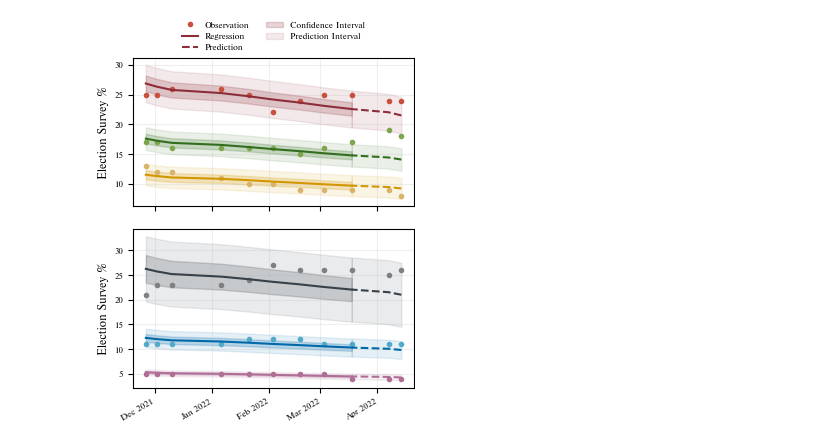
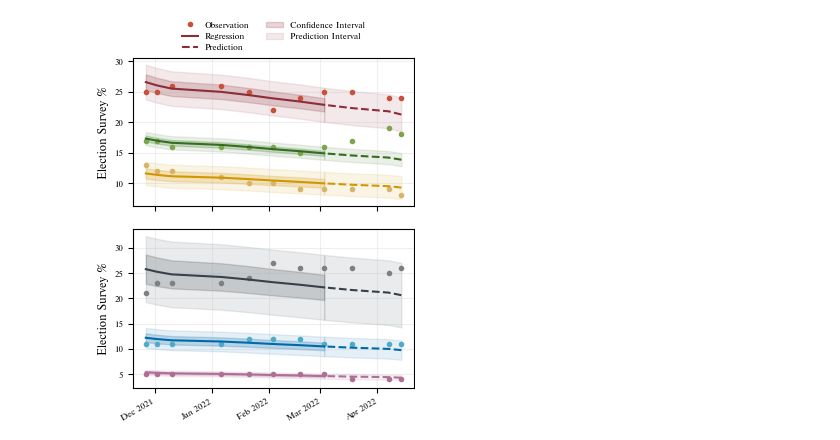
Before and after one commit to schokoblume/Data-Literacy, a Jupyter notebook: Analysis/LinearRegressionPrediction.ipynb, the cells around one changed output. Drawn from its saved outputs; the diff is of its cells as text; code cells hidden in the pictures.

```diff
--- a/Analysis/LinearRegressionPrediction.ipynb
+++ b/Analysis/LinearRegressionPrediction.ipynb
@@ -10,10 +10,8 @@ import datetime
 from tueplots import bundles
 from tueplots.constants.color.palettes import rgb
 from matplotlib import font_manager
-font_manager.findSystemFonts(fontpaths=None, fontext="ttf")
-font_manager.findfont("times")
 
-read_path = r'C:\Users\Julia\Documents\Uni\Master\1\Data-Literacy\Data-Literacy\Data\joined_survey_article_standardized_median.csv'
+read_path = r'C:\Users\XeniaRieger\OneDrive - bwedu\Dokumente\Studium Master\1. Semester\Data Literacy\Data-Literacy\Data\joined_survey_article_standardized_median.csv'
 df = pd.read_csv(read_path, delimiter=';', header=0)
 df["date"] = pd.to_datetime(df["date"], format="%d.%m.%Y")
 
@@ -32,14 +33,12 @@ plot_parties = ["Union", "SPD", "Grüne"]
 for party in ["Union", "SPD", "Grüne", "FDP", "AfD", "Linke"]:
     removed.loc[party, "no effect"] = 0
 for date in dates_max['date']:
-    df_res = pd.DataFrame(columns=["R2 Reg", "MSE Reg", "MSE Pred", "Mean diff"])
+    df_res = pd.DataFrame(columns=["R2 Reg", "RMSE", "RMSPE", "Mean diff"])
     results.update({date: df_res})
-    time_after = 4*7 # three weeks
-    time_before = 4*7
     date_after = date + datetime.timedelta(days=time_after)
     date_before = date - datetime.timedelta(days=time_before)
     total_df = df[(df["date"] <= date_after) & (df["date"] >= date_before)]
-    regression_df = total_df[total_df["date"] <= date]
+    regression_df = total_df[total_df["date"] < date]
     pred_df = total_df[total_df["date"] >= date]
     for party in ["Union", "SPD", "Grüne", "FDP", "AfD", "Linke"]:
         regression_df = regression_df[(~regression_df[party].isna())]
@@ -62,8 +61,8 @@ for date in dates_max['date']:
         mse_pred = rmse(Y_pred, y_pred)
         # only take obs with effect, count otherwise
         if mse_pred > mse_reg:
-            df_res.loc[party, "MSE Reg"] = round(mse_reg, 2)
-            df_res.loc[party, "MSE Pred"] = round(mse_pred, 2)
+            df_res.loc[party, "RMSE"] = round(mse_reg, 2)
+            df_res.loc[party, "RMSPE"] = round(mse_pred, 2)
             df_res.loc[party, "R2 Reg"] = round(r2_reg, 3)
             # calculate difference
             real_values = pred_df[party]
@@ -85,10 +104,18 @@ removed
 # %%
-# write tex file
-with open("table_regression.tex", "w") as f:
-    for date in results:
-        f.write(date.strftime("%d.%m.%Y") + "\\\n")
+# write tex file+
+iraq = 0
+ukraine = 0
+for date in results:
+    if (date.year == 2003 or date.year == 2002) and iraq < 2:
+        iraq += 1
         df_now = results[date]
-        f.write(df_now.to_latex(columns=["MSE Reg", "MSE Pred", "Mean diff"]))
+        with open(date.strftime("%d.%m.%Y") + ".tex", "w") as f:
+            f.write(df_now.to_latex(columns=["RMSE", "RMSPE", "Mean diff"]))
+    if (date.year == 2023 or date.year == 2022) and ukraine < 2:
+        ukraine += 1
+        df_now = results[date]
+        with open(date.strftime("%d.%m.%Y") + ".tex", "w") as f:
+            f.write(df_now.to_latex(columns=["RMSE", "RMSPE", "Mean diff"]))
 # %%
 # get prediction interval
 def ols_quantile(m, X, q):
@@ -132,14 +159,12 @@ ax1.set_xticklabels([])
 #ax1.set_xlabel('Date')
 ax1.set_ylabel('Election Survey %')
 ax1.grid(color=rgb.tue_gray, alpha = 0.2)
-time_after = 4*7 # three weeks
-time_before = 16*7
 date_after = date + datetime.timedelta(days=time_after)
 date_before = date - datetime.timedelta(days=time_before)
 total_df = df[(df["date"] <= date_after) & (df["date"] >= date_before)]
 
-regression_df = total_df[total_df["date"] <= date]
-pred_df = total_df[total_df["date"] >= date]
+regression_df = total_df[total_df["date"] < date]
+pred_df = total_df[total_df["date"] >= date - datetime.timedelta(days=15)] # include date in prediction line
 
 legend_labels = []
 for party in ["SPD", "Grüne", 'FDP']:
@@ -158,34 +183,34 @@ for party in ["SPD", "Grüne", 'FDP']:
     Y_pred = pred_df[party]
     y_pred = model.predict(X_pred)
 
     ax1.plot(total_df['date'], total_df[party], color=colors[party], marker='.', linestyle='', label=f'{party} - Obervation')
     ax1.plot(regression_df['date'], y_reg, color = colors_reg[party], label=f'{party} - Regressionline')
     ax1.plot(pred_df['date'], y_pred, linestyle = '--', color = colors_reg[party], label=f'{party} - Predictionline')
 
 
     # confidence interval
     pred = model.get_prediction(X).summary_frame()
     ax1.fill_between(regression_df['date'], pred['mean_ci_lower'], pred['mean_ci_upper'], color=colors_reg[party], alpha=0.2, label = f'{party} - Confidence Interval')
 
     # prediction interval
     upper = ols_quantile(model, X_pred, 0.95)
     lower = ols_quantile(model, X_pred, 0.05)
     ax1.fill_between(pred_df['date'], upper, lower, color=colors_reg[party], alpha=0.1, label = f'{party} - Prediction Interval')
 
     # prediction interval
     upper = ols_quantile(model, X, 0.95)
     lower = ols_quantile(model, X, 0.05)
     ax1.fill_between(regression_df['date'], upper, lower, color=colors_reg[party], alpha=0.1)
 
     if party == "SPD":
         legend_labels.extend(['Observation', 'Regression', 'Prediction', 'Confidence Interval', 'Prediction Interval'])  # Add labels for "Union" party, confidence, and prediction intervals
 
 
 plt.legend(legend_labels, bbox_to_anchor=(0.85, 1.3), ncol=2, frameon=False)
 plt.savefig('Linear Regression_regierung' + '.pdf', format='pdf')
 plt.show()
 # %% [output]
-[figure, old version]
+[figure, new version]
 # %%
 # plot
 date = dates_max.iloc[1]['date']
@@ -212,14 +237,12 @@ plt.xticks(rotation=45)
 #ax1.set_xlabel('Date')
 ax1.set_ylabel('Election Survey %')
 ax1.grid(color=rgb.tue_gray, alpha = 0.2)
-time_after = 4*7 # three weeks
-time_before = 16*7
 date_after = date + datetime.timedelta(days=time_after)
 date_before = date - datetime.timedelta(days=time_before)
 total_df = df[(df["date"] <= date_after) & (df["date"] >= date_before)]
 
-regression_df = total_df[total_df["date"] <= date]
-pred_df = total_df[total_df["date"] >= date]
+regression_df = total_df[total_df["date"] < date]
+pred_df = total_df[total_df["date"] >= date - datetime.timedelta(days=15)] # include date in prediction line
 
 
 
@@ -272,4 +295,4 @@ plt.gcf().autofmt_xdate()
 plt.savefig('Linear Regression_Opposition' + '.pdf', format='pdf')
 plt.show()
 # %% [output]
-[figure, old version]
+[figure, new version]
```
Also changed, not shown: parts of 3 cells of this notebook.
